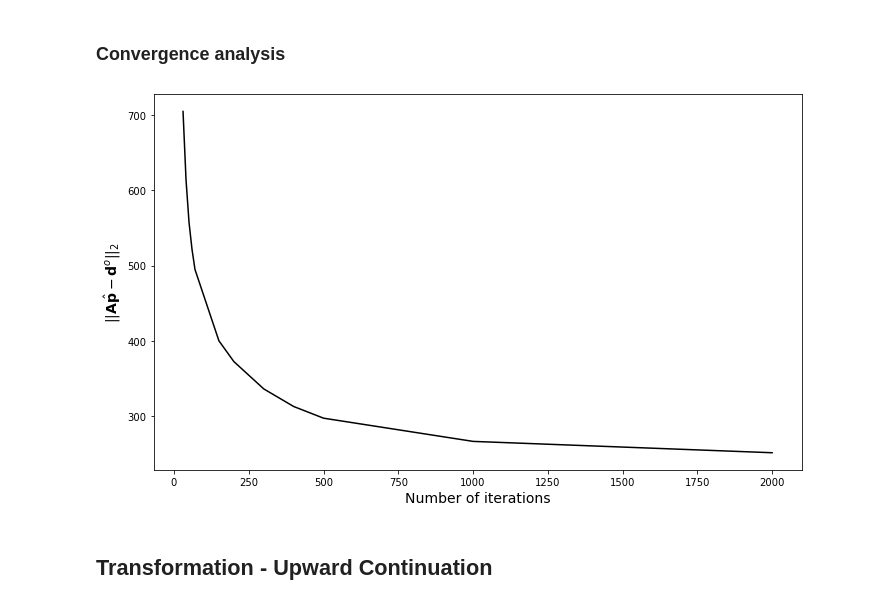
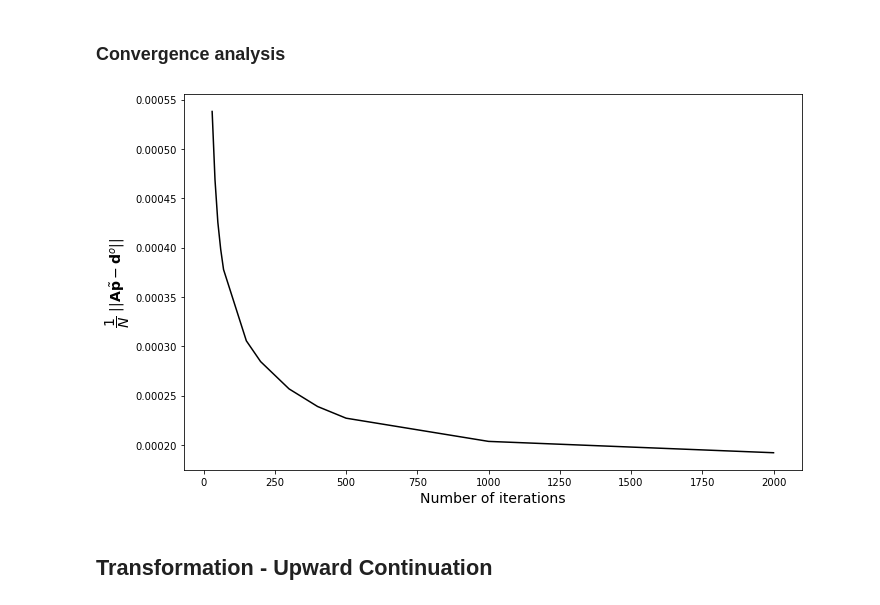
Before and after one commit to pinga-lab/eq_layer_mag_toeplitz, a Jupyter notebook: code/Carajas_Mag_Decimated_CGLS.ipynb, the cells around one changed output. Saved outputs shown, nothing was run; the diff lists cells and outputs as text; code cells hidden in the pictures.

```diff
--- a/code/Carajas_Mag_Decimated_CGLS.ipynb
+++ b/code/Carajas_Mag_Decimated_CGLS.ipynb
@@ -209,17 +207,19 @@ res_list_ls = [704.7182549604083, 614.0753744557941, 557.5815811054138, 521.7112
                400.21696904707204, 372.63816253804316, 336.3437645184513, 312.9981533342251, 297.4887476925656,
                266.67202854511135, 251.61202908209592]
 itmax = np.array([30,40,50,60,70,150,200,300,400,500,1000,2000])
+# %%
+res_list_ls = np.array(res_list_ls)/N
 # %%
 itmax = np.array([30,40,50,60,70,150,200,300,400,500,1000,2000])
 fig = plt.figure(figsize=(10,6))
 fig.patch.set_facecolor('xkcd:white')
-plt.plot(itmax,res_list_ls, 'k-')
+plt.plot(itmax,res_list_ls, 'k-', label='Irregular decimated grid')
 plt.xlabel('Number of iterations', fontsize=14)
-plt.ylabel('$||\mathbf{A}\hat{\mathbf{p}} - \mathbf{d}^o||_2$', fontsize=14)
+plt.ylabel('$\dfrac{1}{N} \,\,||\mathbf{A} \~{\mathbf{p}} - \mathbf{d}^o||$', fontsize=14)
 plt.tight_layout();
-plt.savefig('figures/convergence_carajas_mag_decimated.png', dpi=300)
+#plt.savefig('figures/convergence_carajas_mag_decimated.png', dpi=300)
 # %% [output]
-[figure, old version]
+[figure, new version]
 # %% [markdown]
 ## Transformation - Upward Continuation
 # %% [markdown]
```
Also changed, not shown: parts of 10 cells of this notebook, 15 other files.
